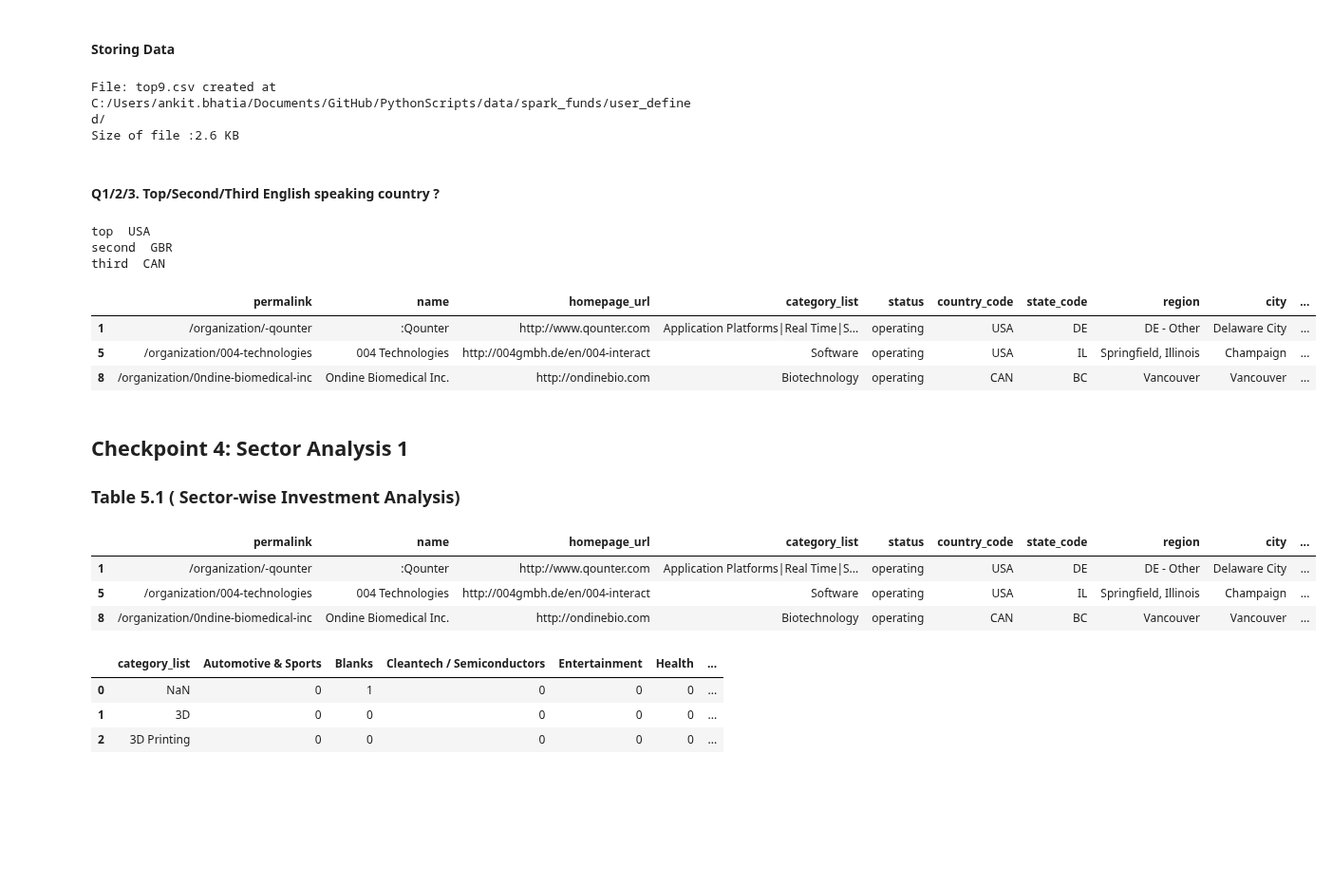
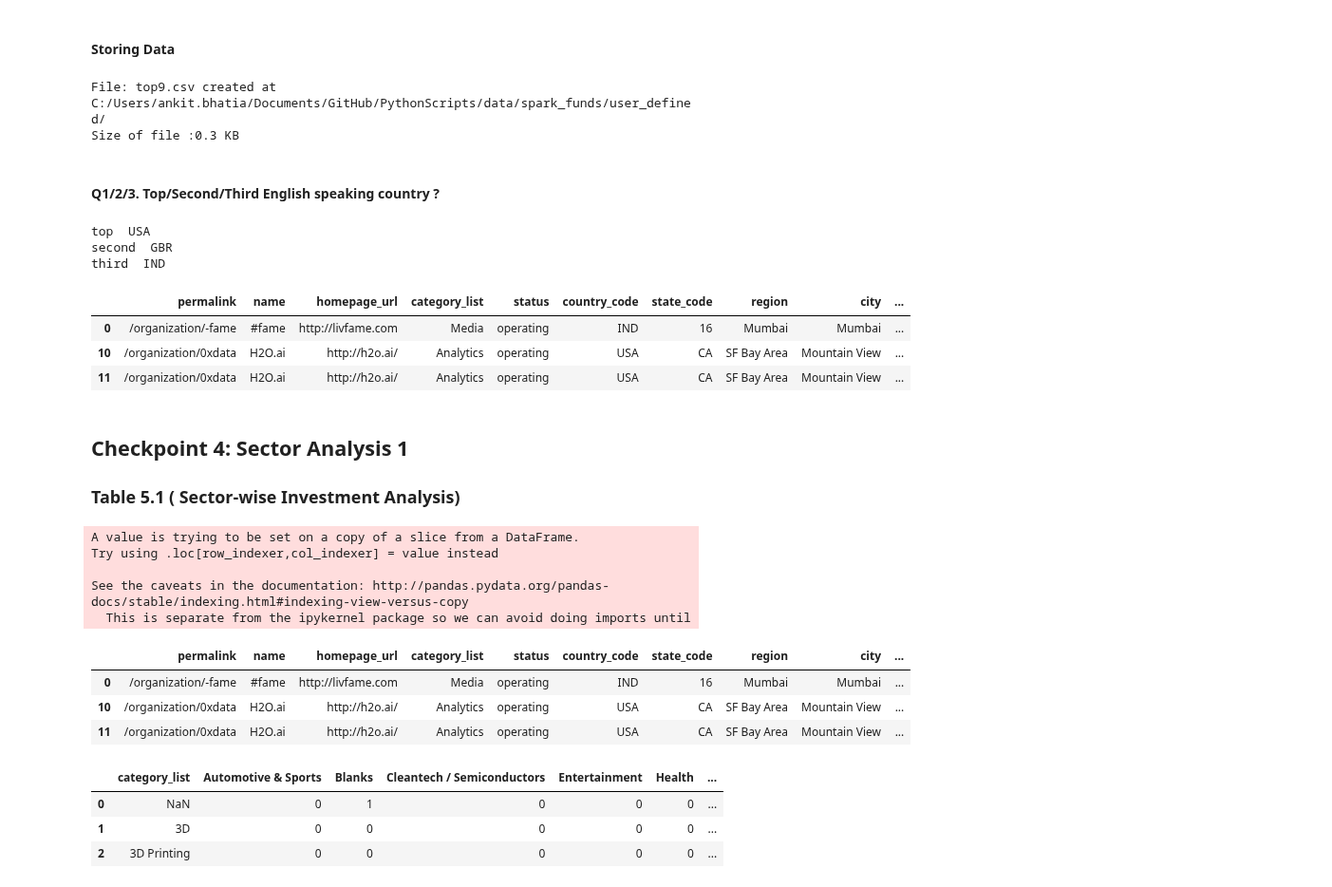
Before and after one commit to ab9bhatia/PythonScripts, a Jupyter notebook: scripts/Spark_Funds_Project.ipynb, the cells around one changed output. Shown at 95% size. Cells and saved outputs as stored; diff of their text form; code cells hidden in the pictures; blank space fills up the shorter version.

```diff
--- a/scripts/Spark_Funds_Project.ipynb
+++ b/scripts/Spark_Funds_Project.ipynb
@@ -87,6 +100,9 @@ master_frame.shape[0]
 # From here we will work with master_frame only
 # %% [output]
 114942
+# %%
+# Drop Rows from master_frame where raised_amount_usd is null
+master_frame = master_frame.drop(master_frame[master_frame.raised_amount_usd.isnull()].index)
 # %% [markdown]
 #### Define Function
 # %%
@@ -185,7 +215,7 @@ top9
 writeDF(top9,'top9',dir_out)
 # %% [output]
 File: top9.csv created at C:/Users/ankit.bhatia/Documents/GitHub/PythonScripts/data/spark_funds/user_defined/
-Size of file :2.6 KB
+Size of file :0.3 KB
 # %% [markdown]
 #### Q1/2/3. Top/Second/Third English speaking country ?
 # %%
@@ -200,29 +230,34 @@ print('third ',third)
 # %% [output]
 top  USA
 second  GBR
-third  CAN
+third  IND
 # %%
-# Filter companies dataset based on top 3 english speaking countries
-master_frame_filtered = master_frame_filtered.loc[master_frame_filtered.country_code.isin(top3.country_code)]
-master_frame_filtered.head(3)
+# Filter master_frame_filtered dataset based on top 3 english speaking countries
+top3_data = master_frame_filtered.loc[master_frame_filtered.country_code.isin(top3.country_code)]
+top3_data.head(3)
 # %% [output]
 |  | permalink | name | homepage_url | category_list | status | country_code | state_code | region | city | ... |
-| 1 | /organization/-qounter | :Qounter | http://www.qounter.com | Application Platforms|Real Time|S... | operating | USA | DE | DE - Other | Delaware City | ... |
-| 5 | /organization/004-technologies | 004 Technologies | http://004gmbh.de/en/004-interact | Software | operating | USA | IL | Springfield, Illinois | Champaign | ... |
-| 8 | /organization/0ndine-biomedical-inc | Ondine Biomedical Inc. | http://ondinebio.com | Biotechnology | operating | CAN | BC | Vancouver | Vancouver | ... |
+| 0 | /organization/-fame | #fame | http://livfame.com | Media | operating | IND | 16 | Mumbai | Mumbai | ... |
+| 10 | /organization/0xdata | H2O.ai | http://h2o.ai/ | Analytics | operating | USA | CA | SF Bay Area | Mountain View | ... |
+| 11 | /organization/0xdata | H2O.ai | http://h2o.ai/ | Analytics | operating | USA | CA | SF Bay Area | Mountain View | ... |
 # %% [markdown]
 ## Checkpoint 4: Sector Analysis 1
 ### Table 5.1 ( Sector-wise Investment Analysis)
 # %%
 # first string before the | will be considered the primary sector.
 # Add the new column in master_frame_filtered dataframe named as 'primary_sector'
-master_frame_filtered['primary_sector'] = master_frame_filtered['category_list'].str.split('|').str.get(0)
-master_frame_filtered.head(3)
+top3_data['primary_sector'] = top3_data['category_list'].str.split('|').str.get(0)
+top3_data.head(3)
 # %% [output]
+A value is trying to be set on a copy of a slice from a DataFrame.
+Try using .loc[row_indexer,col_indexer] = value instead
+
+See the caveats in the documentation: http://pandas.pydata.org/pandas-docs/stable/indexing.html#indexing-view-versus-copy
+  This is separate from the ipykernel package so we can avoid doing imports until
 |  | permalink | name | homepage_url | category_list | status | country_code | state_code | region | city | ... |
-| 1 | /organization/-qounter | :Qounter | http://www.qounter.com | Application Platforms|Real Time|S... | operating | USA | DE | DE - Other | Delaware City | ... |
-| 5 | /organization/004-technologies | 004 Technologies | http://004gmbh.de/en/004-interact | Software | operating | USA | IL | Springfield, Illinois | Champaign | ... |
-| 8 | /organization/0ndine-biomedical-inc | Ondine Biomedical Inc. | http://ondinebio.com | Biotechnology | operating | CAN | BC | Vancouver | Vancouver | ... |
+| 0 | /organization/-fame | #fame | http://livfame.com | Media | operating | IND | 16 | Mumbai | Mumbai | ... |
+| 10 | /organization/0xdata | H2O.ai | http://h2o.ai/ | Analytics | operating | USA | CA | SF Bay Area | Mountain View | ... |
+| 11 | /organization/0xdata | H2O.ai | http://h2o.ai/ | Analytics | operating | USA | CA | SF Bay Area | Mountain View | ... |
 # %%
 mapping =  pd.read_csv(dirpath+file3,encoding='iso-8859-1') # Use 'iso-8859-1' for accented characters
 mapping.head(3)
```
Also changed, not shown: parts of 22 cells of this notebook, 10 other files.
